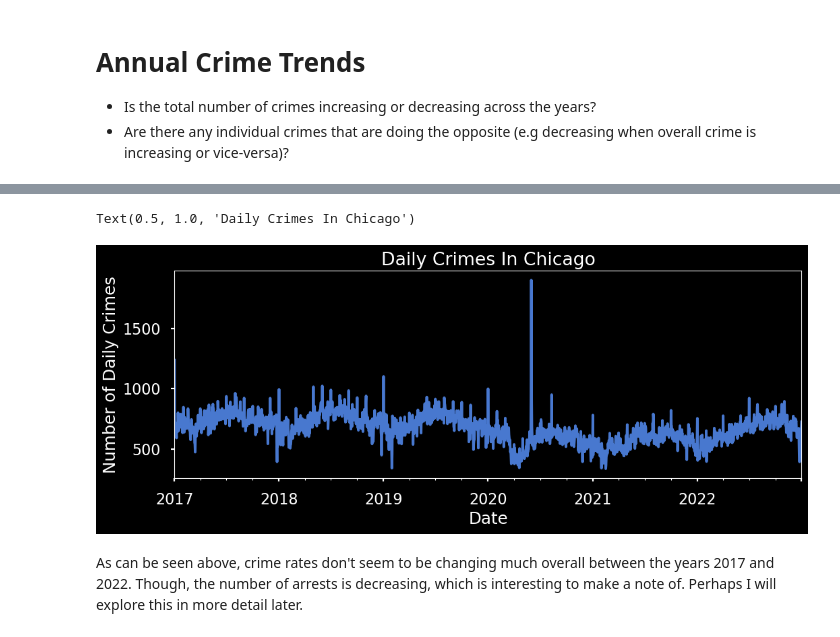
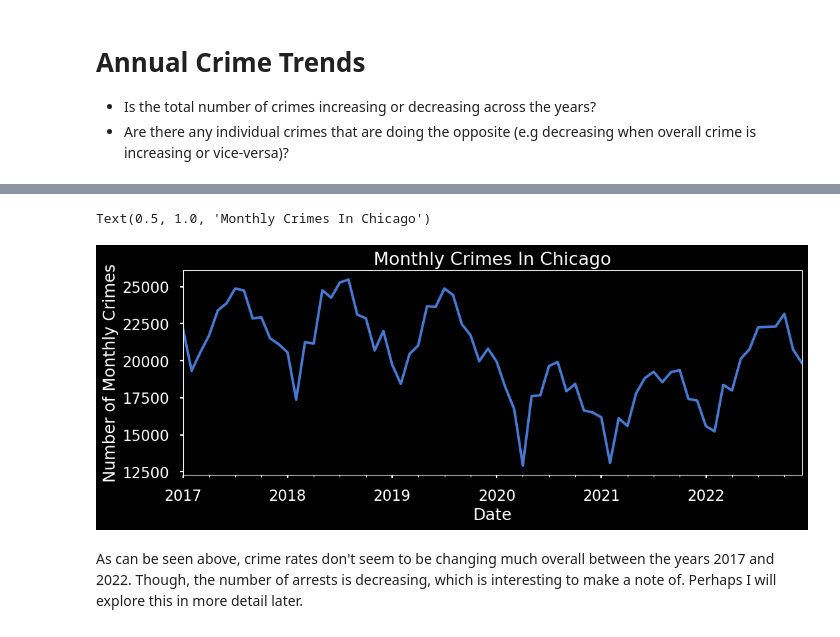
Before and after one commit to JamisonHunter/Chicago-Crime-Data-Analysis, a Jupyter notebook: chicago_crime_data_analysis.ipynb, the cells around one changed output, grey strips where cells are left out. Saved outputs shown, nothing was run; the diff lists cells and outputs as text; code cells hidden in the pictures.

```diff
--- a/chicago_crime_data_analysis.ipynb
+++ b/chicago_crime_data_analysis.ipynb
@@ -209,7 +209,7 @@ time = time.set_index('Date')
 # %%
 time["Crime"] = True
 # %%
-ts = time.resample("D").sum()
+ts = time.resample("M").sum()
 ts
 # %% [output]
 |  | ID | Arrest | Domestic | Beat | District | Ward | Latitude | Longitude | Crime |
@@ -243,10 +243,10 @@ Text(0.5, 1.0, 'Daily Arrests In Chicago')
 # %%
 ax = ts["Crime"].plot(figsize=(12,4))
-ax.set_ylabel("Number of Daily Crimes")
-ax.set_title("Daily Crimes In Chicago")
+ax.set_ylabel("Number of Monthly Crimes")
+ax.set_title("Monthly Crimes In Chicago")
 # %% [output]
-Text(0.5, 1.0, 'Daily Crimes In Chicago')
+Text(0.5, 1.0, 'Monthly Crimes In Chicago')
-[figure, old version]
+[figure, new version]
 # %% [markdown]
 As can be seen above, crime rates don't seem to be changing much overall between the years 2017 and 2022. Though, the number of arrests is decreasing, which is interesting to make a note of. Perhaps I will explore this in more detail later.
 # %% [markdown]
```
Also changed, not shown: parts of 3 cells of this notebook.
